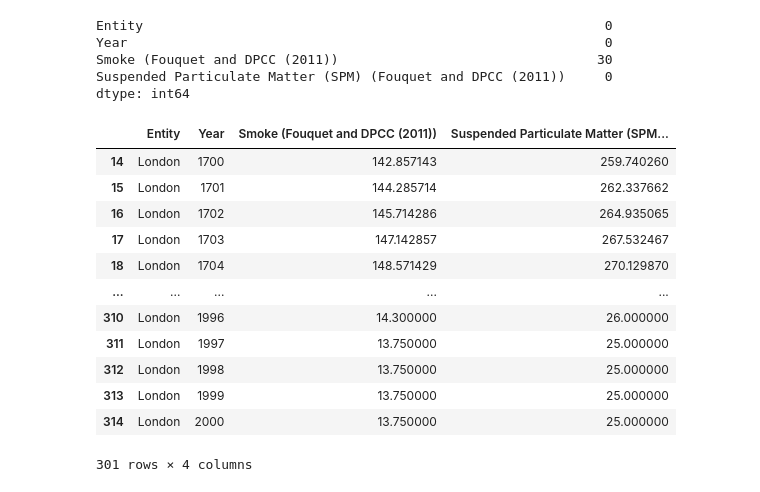
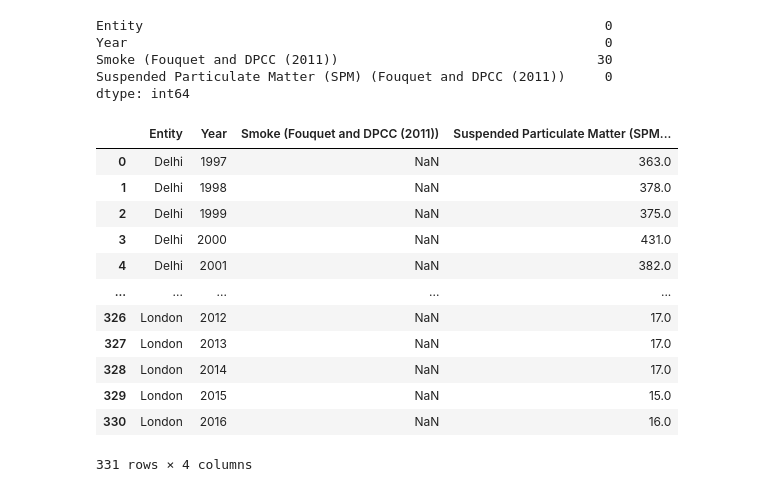
Before and after one commit to notfakearcher/yanjun, a Jupyter notebook: time-series/01_practice/practice1.ipynb, the cells around one changed output. Saved outputs shown, nothing was run; the diff lists cells and outputs as text; code cells hidden in the pictures.

```diff
--- a/time-series/01_practice/practice1.ipynb
+++ b/time-series/01_practice/practice1.ipynb
@@ -33,19 +34,18 @@ Suspended Particulate Matter (SPM) (Fouquet and DPCC (2011))     0
 dtype: int64
 # %%
 pollution1 = pollution.copy()
-pollution1 = pollution1.dropna()
-pollution1= pollution1.reset_index(drop = )
+pollution1
 # %% [output]
 |  | Entity | Year | Smoke (Fouquet and DPCC (2011)) | Suspended Particulate Matter (SPM... |
-| 14 | London | 1700 | 142.857143 | 259.740260 |
-| 15 | London | 1701 | 144.285714 | 262.337662 |
-| 16 | London | 1702 | 145.714286 | 264.935065 |
-| 17 | London | 1703 | 147.142857 | 267.532467 |
-| 18 | London | 1704 | 148.571429 | 270.129870 |
+| 0 | Delhi | 1997 | NaN | 363.0 |
+| 1 | Delhi | 1998 | NaN | 378.0 |
+| 2 | Delhi | 1999 | NaN | 375.0 |
+| 3 | Delhi | 2000 | NaN | 431.0 |
+| 4 | Delhi | 2001 | NaN | 382.0 |
 | ... | ... | ... | ... | ... |
-| 310 | London | 1996 | 14.300000 | 26.000000 |
-| 311 | London | 1997 | 13.750000 | 25.000000 |
-| 312 | London | 1998 | 13.750000 | 25.000000 |
-| 313 | London | 1999 | 13.750000 | 25.000000 |
-| 314 | London | 2000 | 13.750000 | 25.000000 |
+| 326 | London | 2012 | NaN | 17.0 |
+| 327 | London | 2013 | NaN | 17.0 |
+| 328 | London | 2014 | NaN | 17.0 |
+| 329 | London | 2015 | NaN | 15.0 |
+| 330 | London | 2016 | NaN | 16.0 |
-301 rows × 4 columns
+331 rows × 4 columns
```
Also changed, not shown: parts of 9 cells of this notebook.
